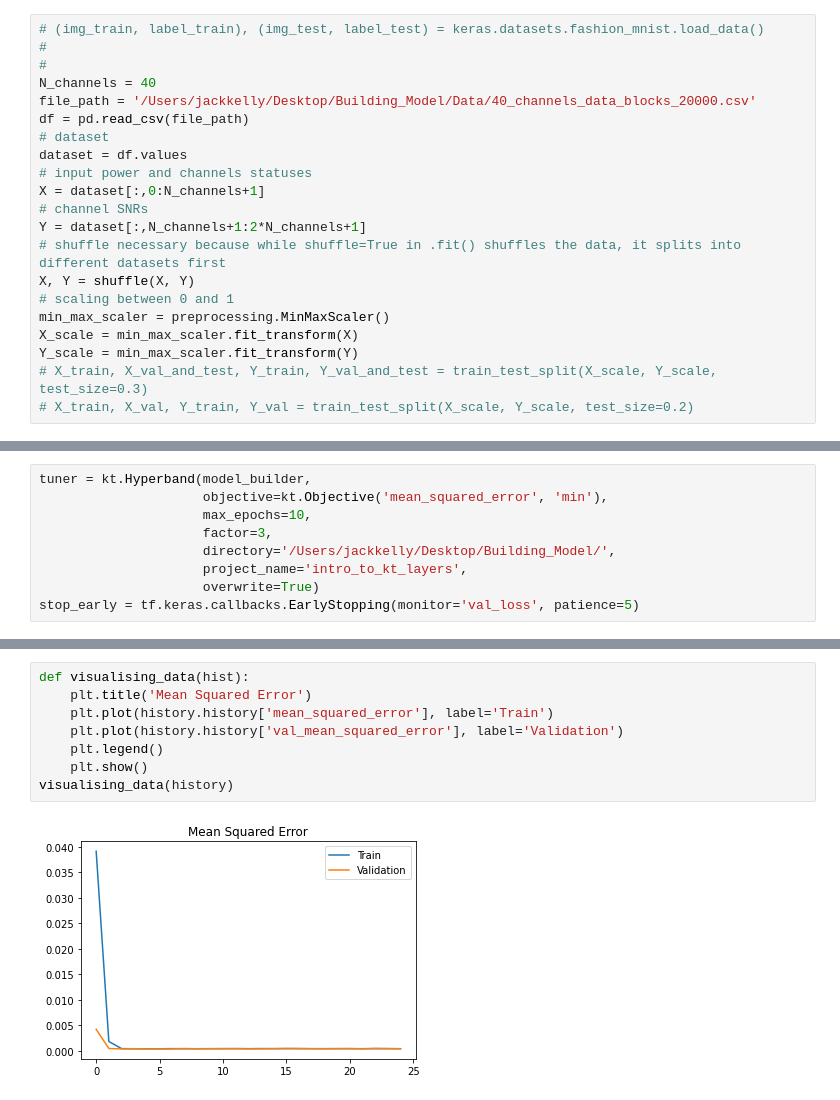
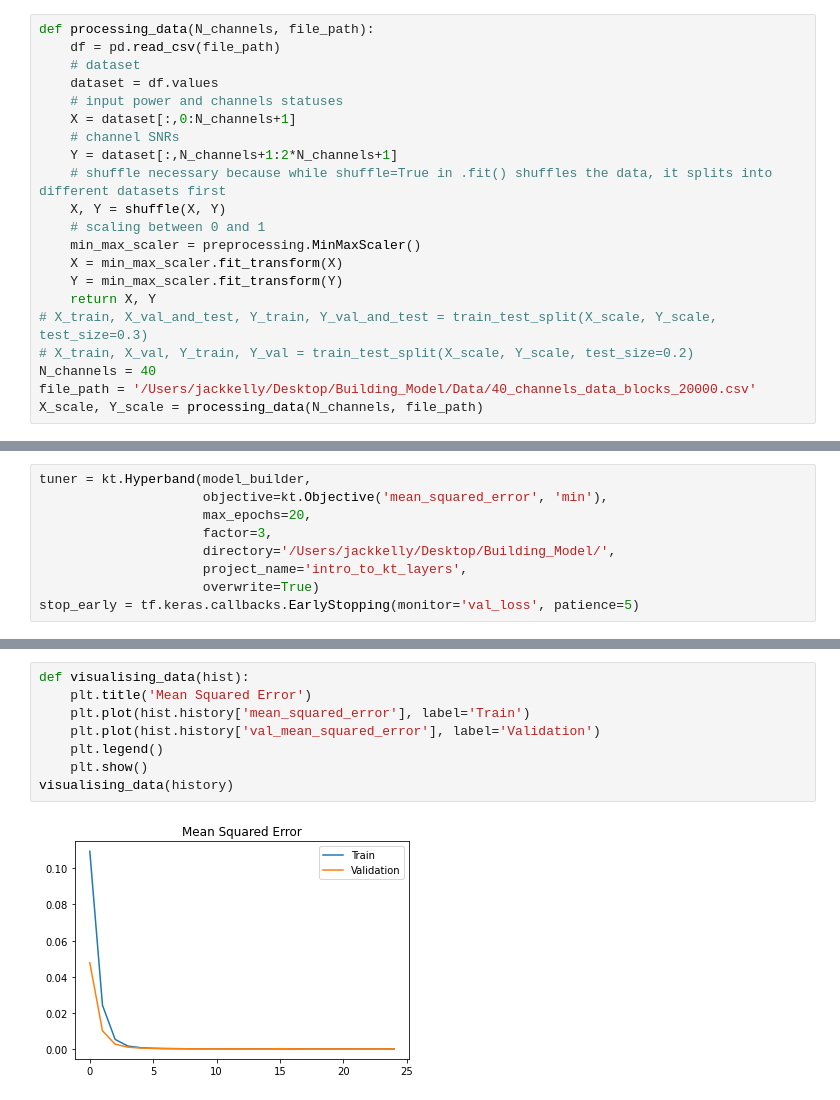
Before and after one commit to JackKelly1/4th-Year-Project, a Jupyter notebook: Tuning_Nodes_and_Layers.ipynb, the cells around one changed output, grey strips where cells are left out. Cells and saved outputs as stored; diff of their text form.

```diff
--- a/Tuning_Nodes_and_Layers.ipynb
+++ b/Tuning_Nodes_and_Layers.ipynb
@@ -16,26 +17,26 @@ import kerastuner as kt
 # %% [output]
 Using TensorFlow backend.
 # %%
-# (img_train, label_train), (img_test, label_test) = keras.datasets.fashion_mnist.load_data()
-#
-#
+def processing_data(N_channels, file_path):
+    df = pd.read_csv(file_path)
+    # dataset
+    dataset = df.values
+    # input power and channels statuses
+    X = dataset[:,0:N_channels+1]
+    # channel SNRs
+    Y = dataset[:,N_channels+1:2*N_channels+1]
+    # shuffle necessary because while shuffle=True in .fit() shuffles the data, it splits into different datasets first
+    X, Y = shuffle(X, Y)
+    # scaling between 0 and 1
+    min_max_scaler = preprocessing.MinMaxScaler()
+    X = min_max_scaler.fit_transform(X)
+    Y = min_max_scaler.fit_transform(Y)
+    return X, Y
+# X_train, X_val_and_test, Y_train, Y_val_and_test = train_test_split(X_scale, Y_scale, test_size=0.3)
+# X_train, X_val, Y_train, Y_val = train_test_split(X_scale, Y_scale, test_size=0.2)
 N_channels = 40
 file_path = '/Users/jackkelly/Desktop/Building_Model/Data/40_channels_data_blocks_20000.csv'
-df = pd.read_csv(file_path)
-# dataset
-dataset = df.values
-# input power and channels statuses
-X = dataset[:,0:N_channels+1]
-# channel SNRs
-Y = dataset[:,N_channels+1:2*N_channels+1]
-# shuffle necessary because while shuffle=True in .fit() shuffles the data, it splits into different datasets first
-X, Y = shuffle(X, Y)
-# scaling between 0 and 1
-min_max_scaler = preprocessing.MinMaxScaler()
-X_scale = min_max_scaler.fit_transform(X)
-Y_scale = min_max_scaler.fit_transform(Y)
-# X_train, X_val_and_test, Y_train, Y_val_and_test = train_test_split(X_scale, Y_scale, test_size=0.3)
-# X_train, X_val, Y_train, Y_val = train_test_split(X_scale, Y_scale, test_size=0.2)
+X_scale, Y_scale = processing_data(N_channels, file_path)
 # %%
 def model_builder(hp):
     model = keras.Sequential()
@@ -62,7 +55,7 @@ def model_builder(hp):
 # %%
 tuner = kt.Hyperband(model_builder,
                      objective=kt.Objective('mean_squared_error', 'min'),
-                     max_epochs=10,
+                     max_epochs=20,
                      factor=3,
                      directory='/Users/jackkelly/Desktop/Building_Model/',
                      project_name='intro_to_kt_layers',
@@ -135,13 +109,13 @@ print(eval_result)
 # %%
 def visualising_data(hist):
     plt.title('Mean Squared Error')
-    plt.plot(history.history['mean_squared_error'], label='Train')
-    plt.plot(history.history['val_mean_squared_error'], label='Validation')
+    plt.plot(hist.history['mean_squared_error'], label='Train')
+    plt.plot(hist.history['val_mean_squared_error'], label='Validation')
     plt.legend()
     plt.show()
 visualising_data(history)
 # %% [output]
-[figure, old version]
+[figure, new version]
 # %%
 # shows weights of the ANN
 # hypermodel.weights
```
Also changed, not shown: parts of 23 cells of this notebook.
